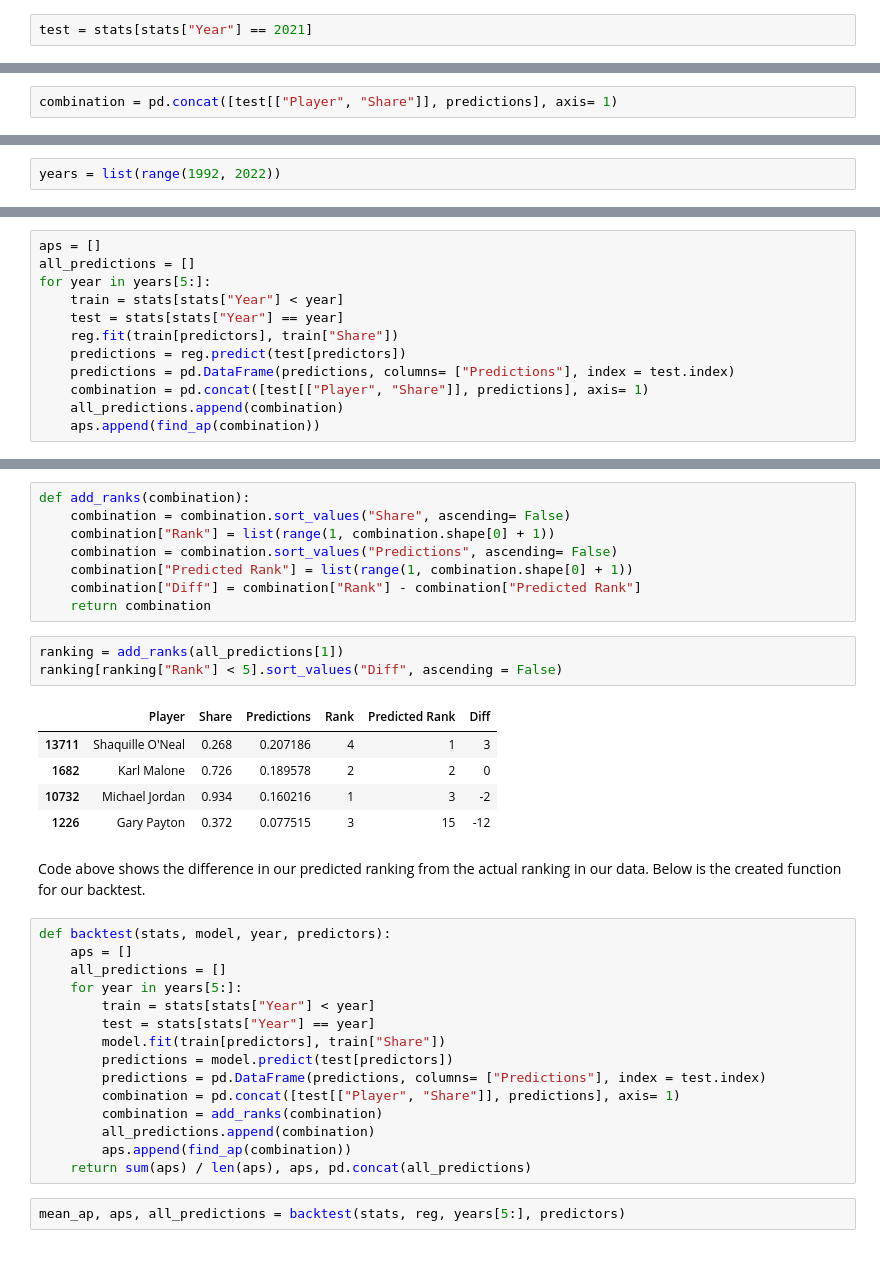
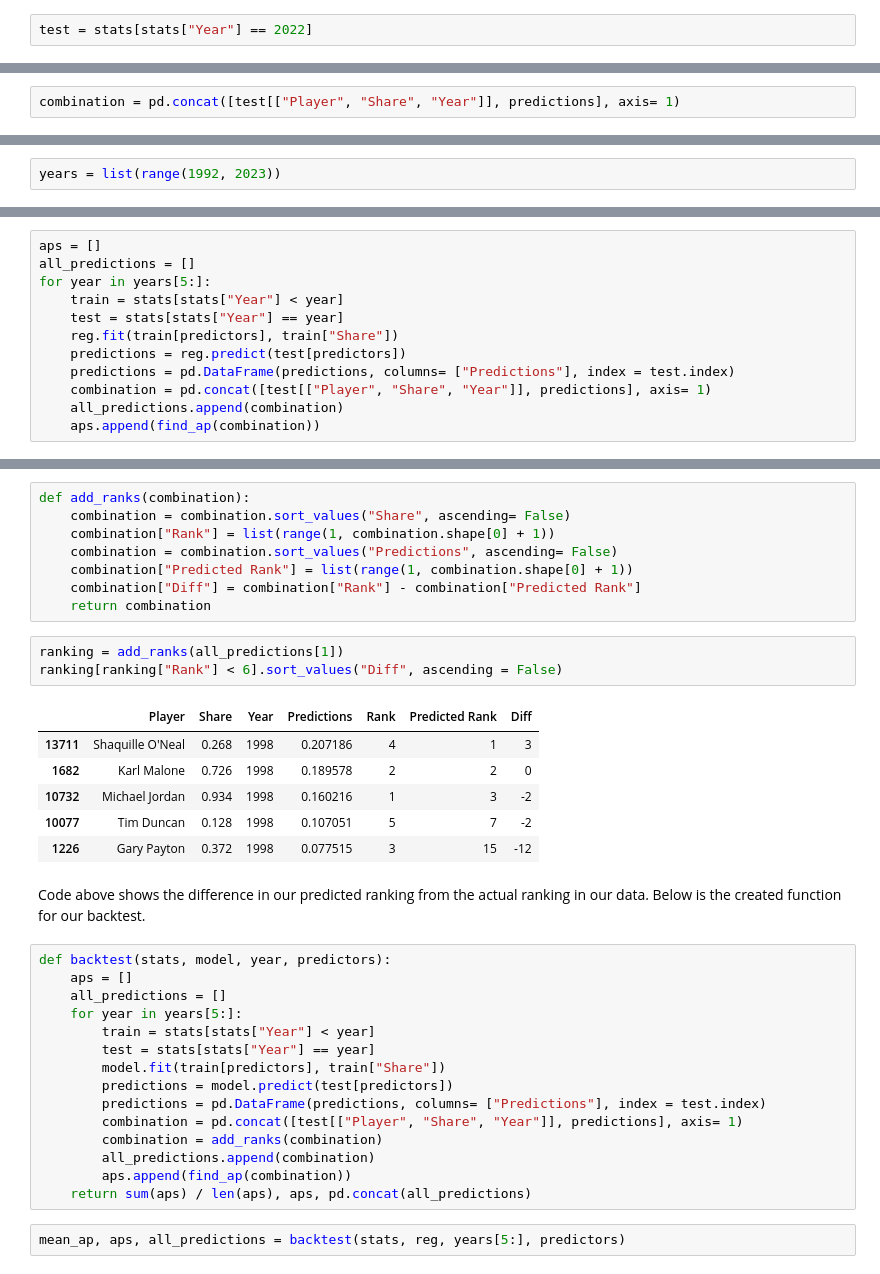
Before and after one commit to YaBoyBigPat/Python-Web-Scraper, a Jupyter notebook: Machine Learning.ipynb, the cells around one changed output, grey strips where cells are left out. Cells and saved outputs as stored; diff of their text form.

```diff
--- a/Machine Learning.ipynb
+++ b/Machine Learning.ipynb
@@ -60,5 +72,5 @@ train = stats[stats["Year"] < 2021]
 # %%
-test = stats[stats["Year"] == 2021]
+test = stats[stats["Year"] == 2022]
 # %% [markdown]
 Now we will start training the data
 # %%
@@ -92,5 +104,5 @@ We will add the predictions column to the df
 # %%
-combination = pd.concat([test[["Player", "Share"]], predictions], axis= 1)
+combination = pd.concat([test[["Player", "Share", "Year"]], predictions], axis= 1)
 # %%
 combination
 # %% [output]
@@ -205,5 +228,5 @@ find_ap(combination)
 # %%
-years = list(range(1992, 2022))
+years = list(range(1992, 2023))
 # %% [markdown]
 Here we're training our model on the years we have by starting on the 5th "for year in years[5:]:" year so there's data to train on.
 
@@ -217,7 +240,7 @@ for year in years[5:]:
     reg.fit(train[predictors], train["Share"])
     predictions = reg.predict(test[predictors])
     predictions = pd.DataFrame(predictions, columns= ["Predictions"], index = test.index)
-    combination = pd.concat([test[["Player", "Share"]], predictions], axis= 1)
+    combination = pd.concat([test[["Player", "Share", "Year"]], predictions], axis= 1)
     all_predictions.append(combination)
     aps.append(find_ap(combination))
 # %% [markdown]
@@ -238,13 +261,14 @@ def add_ranks(combination):
     return combination
 # %%
 ranking = add_ranks(all_predictions[1])
-ranking[ranking["Rank"] < 5].sort_values("Diff", ascending = False)
+ranking[ranking["Rank"] < 6].sort_values("Diff", ascending = False)
 # %% [output]
-|  | Player | Share | Predictions | Rank | Predicted Rank | Diff |
-| 13711 | Shaquille O'Neal | 0.268 | 0.207186 | 4 | 1 | 3 |
-| 1682 | Karl Malone | 0.726 | 0.189578 | 2 | 2 | 0 |
-| 10732 | Michael Jordan | 0.934 | 0.160216 | 1 | 3 | -2 |
-| 1226 | Gary Payton | 0.372 | 0.077515 | 3 | 15 | -12 |
+|  | Player | Share | Year | Predictions | Rank | Predicted Rank | Diff |
+| 13711 | Shaquille O'Neal | 0.268 | 1998 | 0.207186 | 4 | 1 | 3 |
+| 1682 | Karl Malone | 0.726 | 1998 | 0.189578 | 2 | 2 | 0 |
+| 10732 | Michael Jordan | 0.934 | 1998 | 0.160216 | 1 | 3 | -2 |
+| 10077 | Tim Duncan | 0.128 | 1998 | 0.107051 | 5 | 7 | -2 |
+| 1226 | Gary Payton | 0.372 | 1998 | 0.077515 | 3 | 15 | -12 |
 # %% [markdown]
 Code above shows the difference in our predicted ranking from the actual ranking in our data. Below is the created function for our backtest.
 # %%
@@ -257,7 +281,7 @@ def backtest(stats, model, year, predictors):
         model.fit(train[predictors], train["Share"])
         predictions = model.predict(test[predictors])
         predictions = pd.DataFrame(predictions, columns= ["Predictions"], index = test.index)
-        combination = pd.concat([test[["Player", "Share"]], predictions], axis= 1)
+        combination = pd.concat([test[["Player", "Share", "Year"]], predictions], axis= 1)
         combination = add_ranks(combination)
         all_predictions.append(combination)
         aps.append(find_ap(combination))
```
Also changed, not shown: parts of 54 cells of this notebook, 3 other files.
